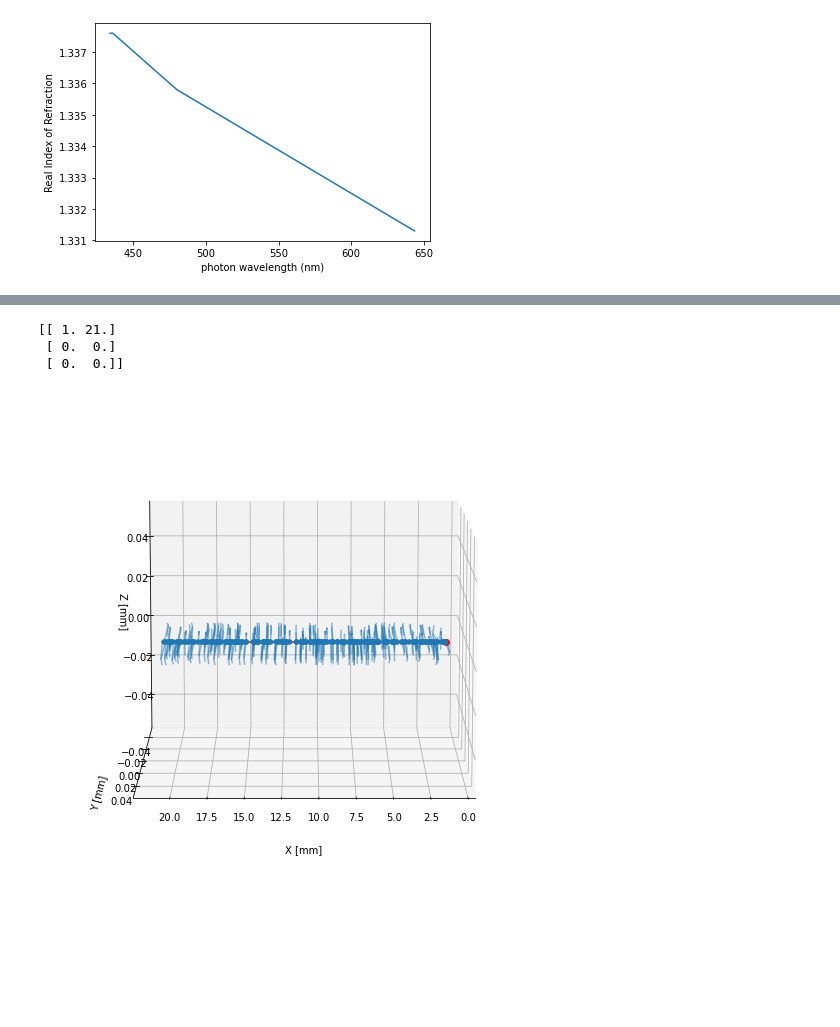
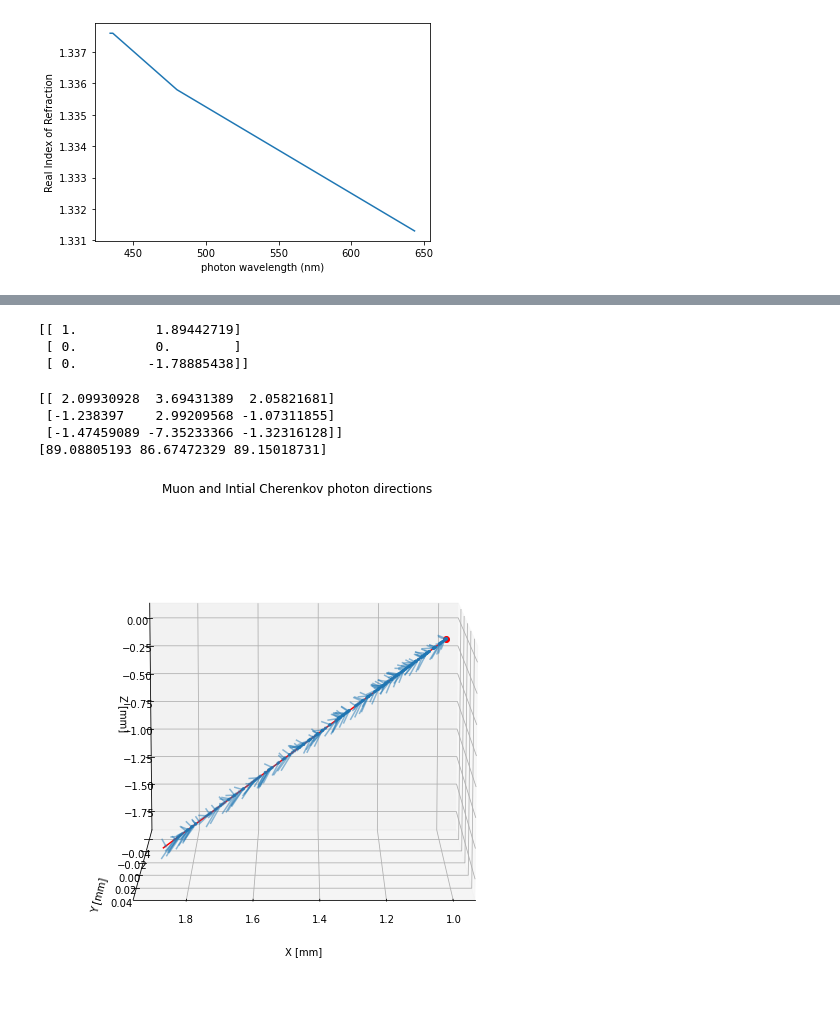
Before and after one commit to eklem1/OD_work, a Jupyter notebook: CherenkovLight.ipynb, the cells around one changed output, grey strips where cells are left out. Saved outputs shown, nothing was run; the diff lists cells and outputs as text; code cells hidden in the pictures; blank space fills up the shorter version.

Commit message:
Get basic photons now, need wavelengths still

```diff
--- a/CherenkovLight.ipynb
+++ b/CherenkovLight.ipynb
@@ -120,8 +146,8 @@ muon = np.zeros(numMuons, dtype=ptcl)
 
 muon['x'] = 1.0
 
-muon['px'] = 10.0
-# muon['py'] = -10.0
+muon['px'] = 1.0
+muon['pz'] = -2.0
 
 muon['tracklength'] = 2.0
 
@@ -135,5 +159,4 @@ photons = propagateChere_init(muon[0])
 # %%
-
 # print(len(photons))
 
 # photons['x']
@@ -143,49 +166,67 @@ trackLength = muon[0]['tracklength']
 
 parentEntryPosition =  np.array([muon[0]['x'], muon[0]['y'], muon[0]['z']])
 
-parentEndPosition = trackLength*parentMomentum + parentEntryPosition
+parentEndPosition = trackLength*parentMomentum/np.linalg.norm(parentMomentum) + parentEntryPosition
 
 muonPath = np.array([parentEntryPosition, parentEndPosition]).T
 
 print(muonPath)
 # %% [output]
-[[ 1. 21.]
- [ 0.  0.]
- [ 0.  0.]]
+[[ 1.          1.89442719]
+ [ 0.          0.        ]
+ [ 0.         -1.78885438]]
+# %%
+photonMomentum = np.array([photons['px'], photons['py'], photons['pz']])
+print(photonMomentum[:, :3])
+
+photonMomentumUnit = photonMomentum/np.linalg.norm(photonMomentum)
+
+angle = np.degrees(angle_between(parentMomentum, photonMomentum) )
+print(angle[:3])
+# %% [output]
+[[ 2.09930928  3.69431389  2.05821681]
+ [-1.238397    2.99209568 -1.07311855]
+ [-1.47459089 -7.35233366 -1.32316128]]
+[89.08805193 86.67472329 89.15018731]
 # %%
 fig = plt.figure(figsize=(7,7))
 axes = mplot3d.Axes3D(fig)
+
+plt.title("Muon and Intial Cherenkov photon directions")#, pad=-1)
+
 
 axes.plot3D(muonPath[0][0], muonPath[1][0], muonPath[2][0], 'red', marker='o')
 
 axes.plot3D(muonPath[0], muonPath[1], muonPath[2], 'red')#, alpha=0.4)
 
-p = axes.scatter3D(photons['x'], photons['y'], photons['z'])# , c=direction, cmap='viridis') #, vmin=0, vmax=ELs_max)
-Q = axes.quiver(photons['x'], photons['y'], photons['z'],photons['px'], photons['py'], photons['pz'], length=0.00005, alpha=0.5)#, normalize=True, alpha=0.5)
+p = axes.scatter3D(photons['x'], photons['y'], photons['z'], s=5)# , c=angle, cmap='viridis') #, vmin=0, vmax=ELs_max)
+# Q = axes.quiver(photons['x'], photons['y'], photons['z'],photons['px'], photons['py'], photons['pz'], \
+#                 length=0.0005, alpha=0.5, arrow_length_ratio=0)#, normalize=True, alpha=0.5)
+
+Q = axes.quiver(photons['x'], photons['y'], photons['z'],photonMomentumUnit[0], photonMomentumUnit[1], photonMomentumUnit[2], \
+                length=1, alpha=0.5, arrow_length_ratio=0.0)#, normalize=True, alpha=0.5)
 
 # addGeometry(axes, parts=['PMTconnect','PMTGlass', 'OC'])  #'WT' ,
 
 # axes.set_xlim3d(-300, 300)
 # axes.set_ylim3d(-300, 300)
 # axes.set_zlim3d(-7400, -6930)
 
 axes.set_xlabel("X [mm]")
 axes.set_ylabel("Y [mm]")
 axes.set_zlabel("Z [mm]")
 axes.xaxis.labelpad=20
 axes.yaxis.labelpad=15
 # axes.zaxis.labelpad=15
 
 # axes.legend()
 
-# fig.colorbar(p, label="Step Number", shrink=0.8)
-
 #change angle of view - (elevation, azimuth) angles in degrees
 # ‘elev’ stores the elevation angle in the z plane. ‘azim’ stores the azimuth angle in the x,y plane.
 axes.view_init(10, 90)
 
 # 0, 90 - XZ plane; 90, 90 - top view
 
 plt.show()
 # %% [output]
-[figure, old version]
+[figure, new version]
```
Also changed, not shown: parts of 4 cells of this notebook.
